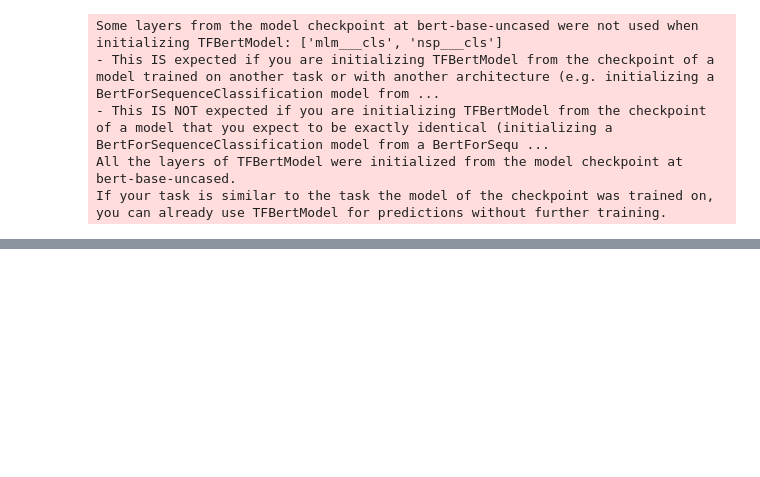
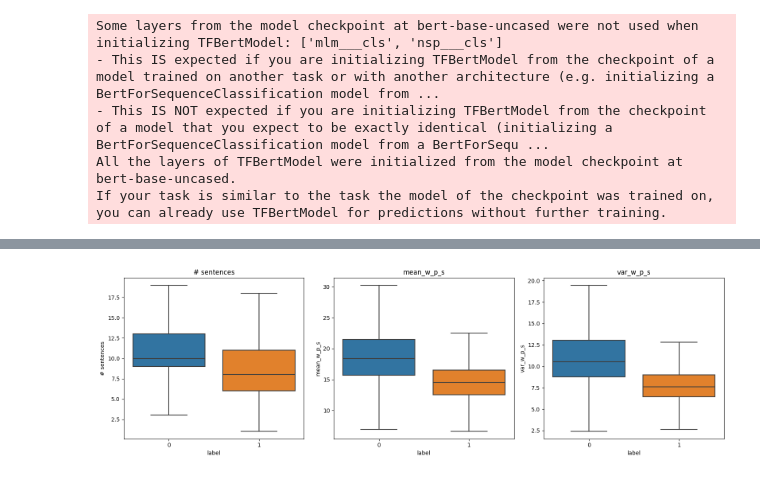
Before and after one commit to arthurcol/gpt_vs_human, a Jupyter notebook: notebooks/explo_data.ipynb, the cells around one changed output, grey strips where cells are left out. Cells and saved outputs as stored; diff of their text form; code cells hidden in the pictures; blank space fills up the shorter version.

```diff
--- a/notebooks/explo_data.ipynb
+++ b/notebooks/explo_data.ipynb
@@ -73,0 +67,2 @@ loading local
+# %%
+df = load_data_in_memory()
@@ -405,0 +510,31 @@ Epoch 1/50
+# %%
+df['# sentences'] = df['text'].apply(lambda x : len(x.split('.')))
+# %%
+def word_per_sentence(text):
+    sentences = text.split('.')
+    lengths = []
+    for s in sentences :
+        lengths.append(len(s.split()))
+    return [np.mean(np.array(lengths)),np.std(np.array(lengths))]
+# %%
+df_e = pd.concat([
+    df,
+    df['text'].apply(word_per_sentence)\
+                .apply(pd.Series)\
+                .rename({0:'mean_w_p_s',1:'var_w_p_s'},axis=1)]
+                 ,axis=1)
+# %%
+## see if our intuition was good
+
+fig,axs = plt.subplots(1,3,figsize=(16,5),tight_layout=True)
+
+sns.boxplot(data=df_e,y='# sentences',x='label',ax=axs[0],showfliers=False)
+axs[0].set_title('# sentences')
+
+sns.boxplot(data=df_e,y='mean_w_p_s',x='label',ax=axs[1],showfliers=False)
+axs[1].set_title('mean_w_p_s')
+
+sns.boxplot(data=df_e,y='var_w_p_s',x='label',ax=axs[2],showfliers=False)
+axs[2].set_title('var_w_p_s');
+# %% [output]
+[figure, added]
```
Also changed, not shown: parts of 44 cells of this notebook, 5 other files.
